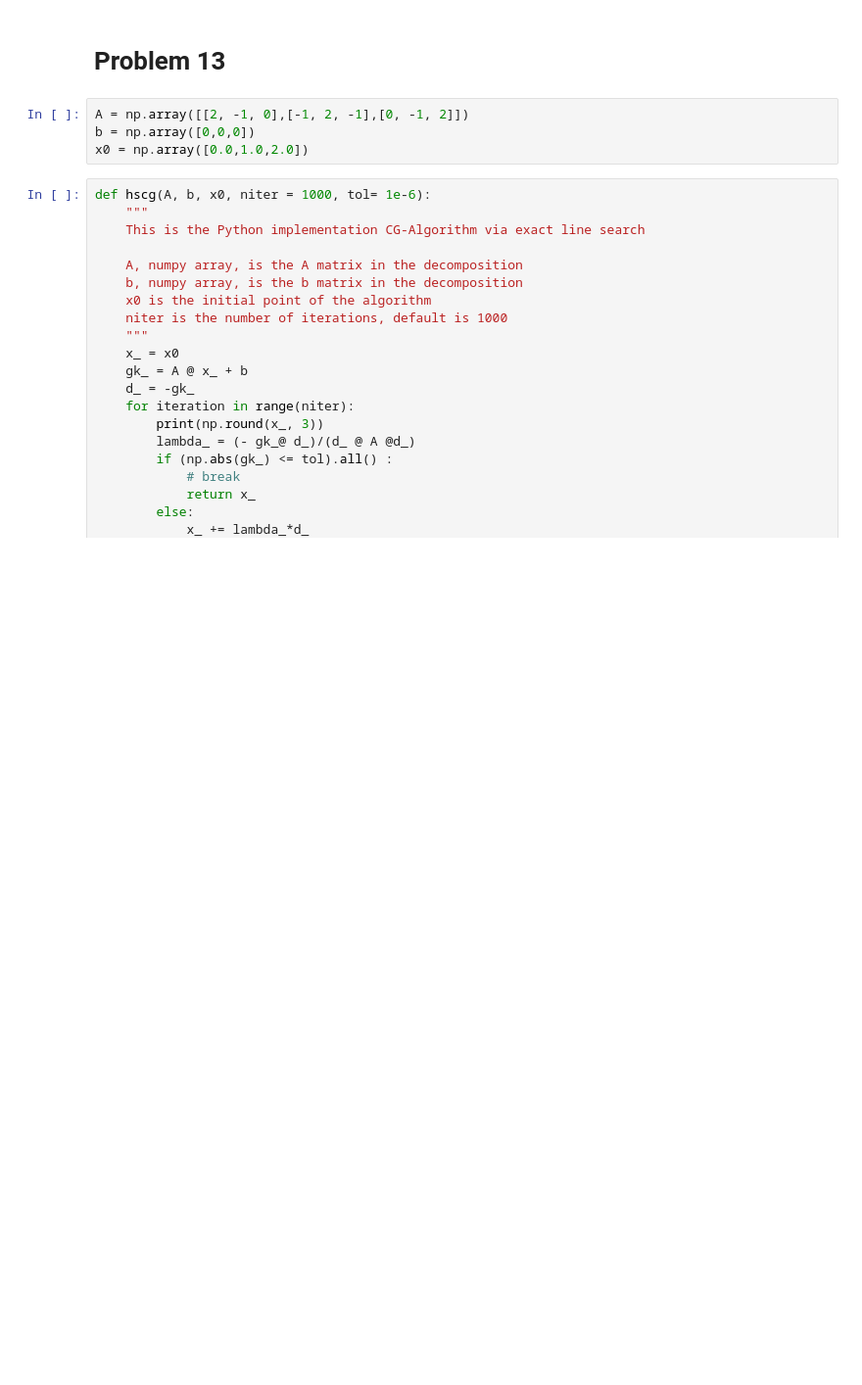
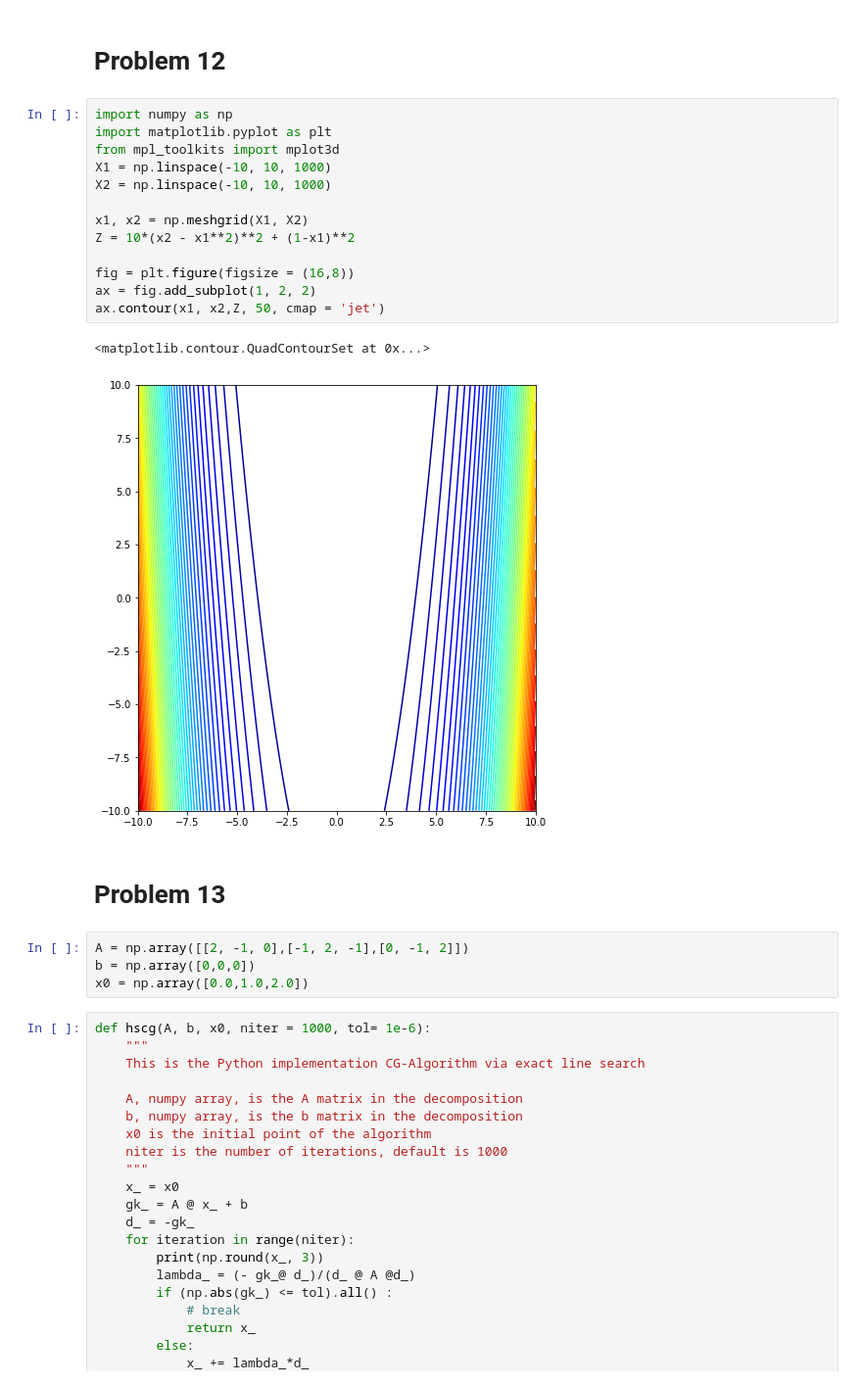
Before and after one commit to victorhuangkk/york_optimization_final, a Jupyter notebook: final_exam_coding.ipynb, the cells around one changed output. Shown at 98% size. Saved outputs shown, nothing was run; the diff lists cells and outputs as text; blank space fills up the shorter version.

```diff
--- a/final_exam_coding.ipynb
+++ b/final_exam_coding.ipynb
@@ -1,3 +1,21 @@
+# %% [markdown]
+# Problem 12
+# %%
+import numpy as np
+import matplotlib.pyplot as plt
+from mpl_toolkits import mplot3d
+X1 = np.linspace(-10, 10, 1000)
+X2 = np.linspace(-10, 10, 1000)
+
+x1, x2 = np.meshgrid(X1, X2)
+Z = 10*(x2 - x1**2)**2 + (1-x1)**2
+
+fig = plt.figure(figsize = (16,8))
+ax = fig.add_subplot(1, 2, 2)
+ax.contour(x1, x2,Z, 50, cmap = 'jet')
+# %% [output]
+<matplotlib.contour.QuadContourSet at 0x...>
+[figure, added]
 # %% [markdown]
 # Problem 13
 # %%
```
Also changed, not shown: parts of 4 cells of this notebook, 3 other files.
